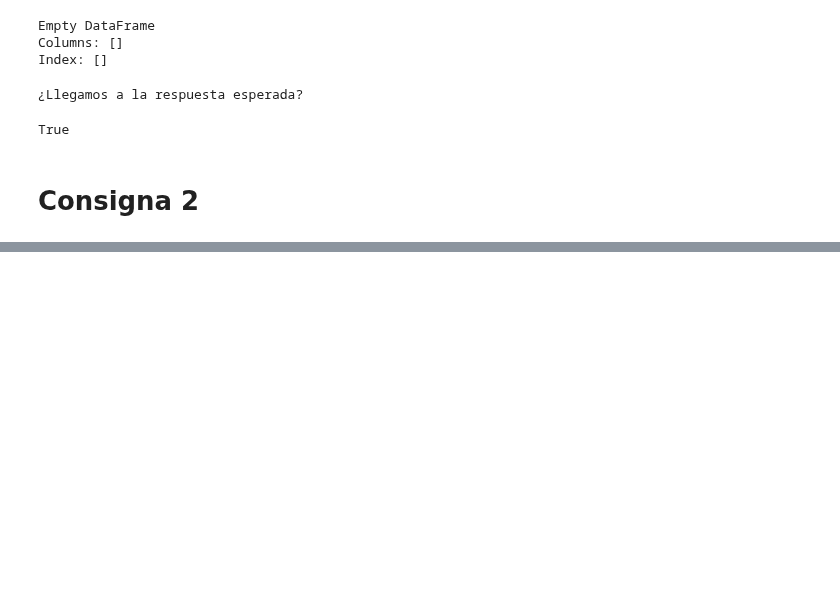
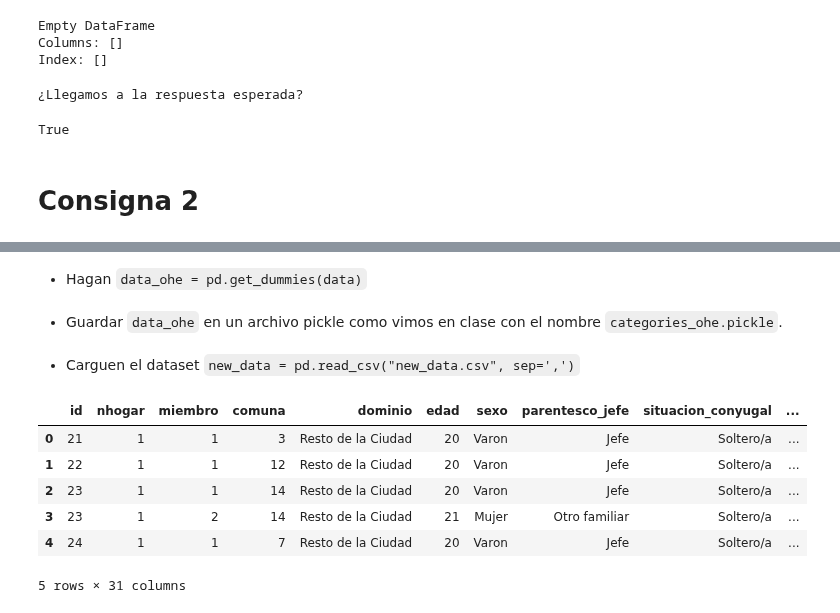
Before and after one commit to alejo-cuello/bootcamp-ds-mlops, a Jupyter notebook: 04-prep-datos-y-modelos-ml/preparacion-datos-EPH.ipynb, the cells around one changed output, grey strips where cells are left out. Drawn from its saved outputs; the diff is of its cells as text; code cells hidden in the pictures; blank space fills up the shorter version.

```diff
--- a/04-prep-datos-y-modelos-ml/preparacion-datos-EPH.ipynb
+++ b/04-prep-datos-y-modelos-ml/preparacion-datos-EPH.ipynb
@@ -456,0 +442,2 @@ True
+# %% [markdown]
+- Hagan `data_ohe = pd.get_dummies(data)`
@@ -456,0 +446,2 @@ True
+# %% [markdown]
+- Guardar `data_ohe` en un archivo pickle como vimos en clase con el nombre `categories_ohe.pickle`.
@@ -456,0 +451,13 @@ True
+# %% [markdown]
+- Carguen el dataset `new_data = pd.read_csv("new_data.csv", sep=',')`
+# %%
+new_data = pd.read_csv("new_data.csv", sep=',')
+new_data
+# %% [output]
+|  | id | nhogar | miembro | comuna | dominio | edad | sexo | parentesco_jefe | situacion_conyugal | ... |
+| 0 | 21 | 1 | 1 | 3 | Resto de la Ciudad | 20 | Varon | Jefe | Soltero/a | ... |
+| 1 | 22 | 1 | 1 | 12 | Resto de la Ciudad | 20 | Varon | Jefe | Soltero/a | ... |
+| 2 | 23 | 1 | 1 | 14 | Resto de la Ciudad | 20 | Varon | Jefe | Soltero/a | ... |
+| 3 | 23 | 1 | 2 | 14 | Resto de la Ciudad | 21 | Mujer | Otro familiar | Soltero/a | ... |
+| 4 | 24 | 1 | 1 | 7 | Resto de la Ciudad | 20 | Varon | Jefe | Soltero/a | ... |
+5 rows × 31 columns
```
Also changed, not shown: parts of 18 cells of this notebook, 2 other files.
